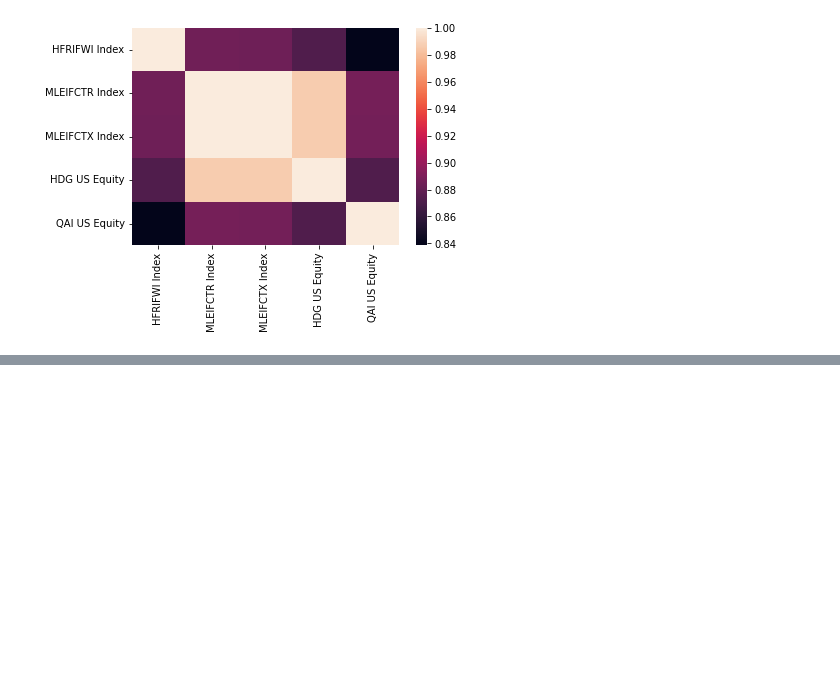
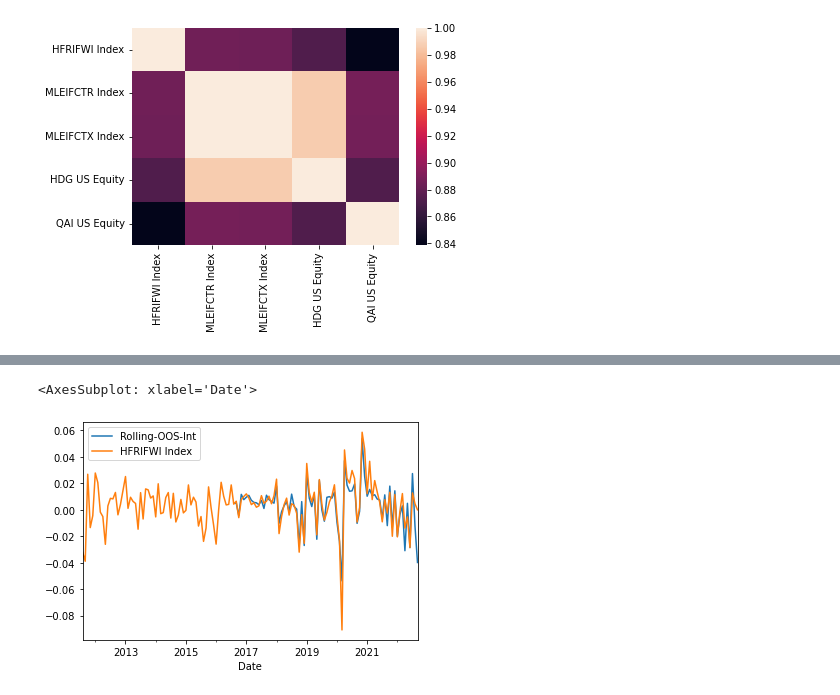
Before and after one commit to madison-rusch/finm-portfolio-2022, a Jupyter notebook: homework/HW 2.ipynb, the cells around one changed output, grey strips where cells are left out. Cells and saved outputs as stored; diff of their text form; code cells hidden in the pictures; blank space fills up the shorter version.

```diff
--- a/homework/HW 2.ipynb
+++ b/homework/HW 2.ipynb
@@ -154,3 +154,13 @@ print(f'MAX Correlation pair is {pair_max} with value {corr_rank[0]}')
 MIN Correlation pair is ('HFRIFWI Index', 'QAI US Equity') with value 0.9999389069229563
 MAX Correlation pair is ('MLEIFCTX Index', 'MLEIFCTR Index') with value 0.8384824348734503
 [figure]
+# %%
+# 6. Replicate HFRI with the six factors listed on the "merrill_factors" tab.
+# Get the HFRI data
+HFRI = etfData['HFRIFWI Index']
+# Include the constant
+HFRI_with_constant = sm.add_constant(factor_data)
+# Replicate HFRI with the merrill_factors data
+model = sm.OLS(HFRI, HFRI_with_constant).fit()
+# a) Report the intercept and betas
+model.params.to_frame('Regression Parameters')
@@ -156,0 +191,7 @@ MAX Correlation pair is ('MLEIFCTX Index', 'MLEIFCTR Index') with value 0.838482
+# %%
+from statsmodels.regression.rolling import RollingOLS
+# 7. Examine the replication out-of-sample.
+# Use previous 60 month to estimate regression equation, using rolling 60 to estimate
+rolling_model = RollingOLS(HFRI, HFRI_with_constant,window=60)
+rolling_betas = rolling_model.fit().params.copy()
+rolling_betas
@@ -156,0 +213,10 @@ MAX Correlation pair is ('MLEIFCTX Index', 'MLEIFCTR Index') with value 0.838482
+# %%
+# Calculate the replication value
+in_sample_replication = (rolling_betas * HFRI_with_constant).sum(axis=1,skipna=False)
+out_of_sample_replication = (rolling_betas.shift() * HFRI_with_constant).sum(axis=1,skipna=False)
+replication = etfData[['HFRIFWI Index']].copy()
+replication['Rolling-OOS-Int'] = out_of_sample_replication
+replication[['Rolling-OOS-Int','HFRIFWI Index']].plot()
+# %% [output]
+<AxesSubplot: xlabel='Date'>
+[figure, added]
```
Also changed, not shown: parts of 13 cells of this notebook, 1 other file.
